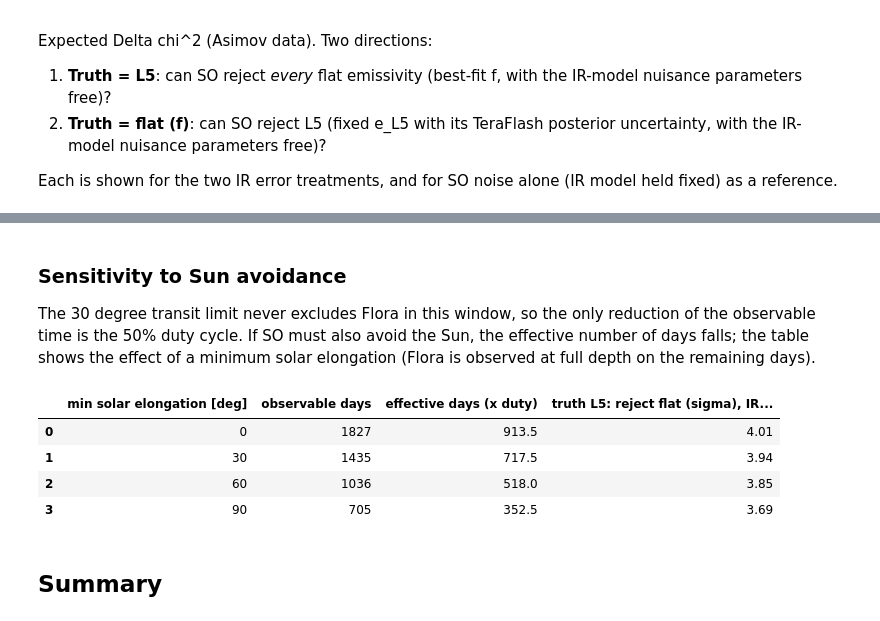
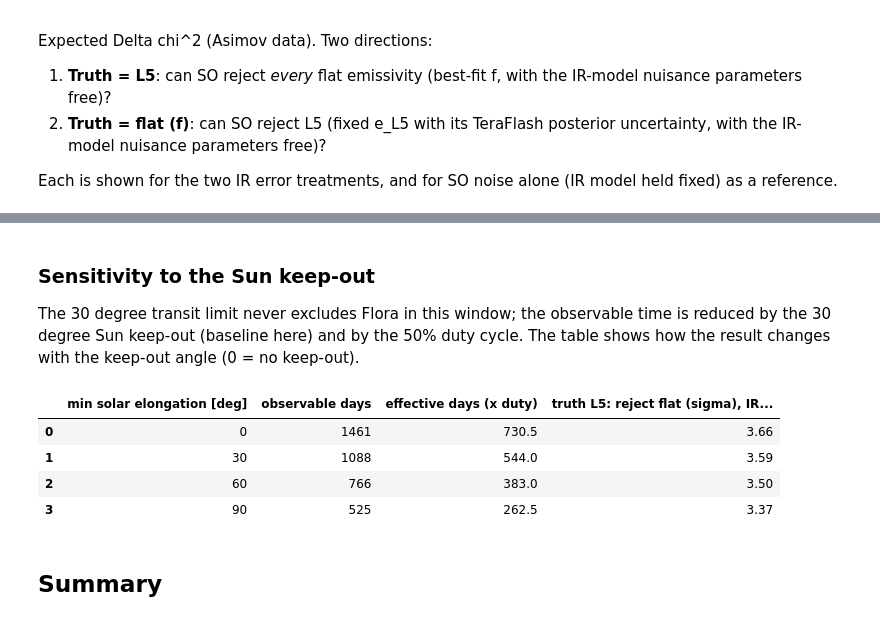
Before and after one commit to Sulla2012/atm_scattering, a Jupyter notebook: notebooks/so_flora_forecast.ipynb, the cells around one changed output, grey strips where cells are left out. Saved outputs shown, nothing was run; the diff lists cells and outputs as text; code cells hidden in the pictures.

```diff
--- a/notebooks/so_flora_forecast.ipynb
+++ b/notebooks/so_flora_forecast.ipynb
@@ -84,7 +86,7 @@ SO site: lat -22.9586 deg, lon -67.7875 deg
 
 Flora's topocentric declination from JPL Horizons; it transits at altitude 90 - |lat - dec|, and SO observes it on days with transit altitude above 30 degrees.
 # %%
-eph = getEphemerides(OBJECT["horizons_id"], SURVEY_START, SURVEY_STOP, cache=CACHE / "flora_ephemerides_so.csv")
+eph = getEphemerides(OBJECT["horizons_id"], SURVEY_START, SURVEY_STOP, cache=CACHE / f"flora_ephemerides_so_{SURVEY_START}_{SURVEY_STOP}.csv")
 eph = observability(eph, MIN_ALTITUDE_DEG, DUTY_CYCLE, minElongation=MIN_ELONGATION_DEG)
 eph["time"] = pd.to_datetime(eph["date"].str.extract(r"(\d{4}-\w{3}-\d{2})")[0], format="%Y-%b-%d")
 eph["year"] = eph["time"].dt.year
@@ -170,9 +170,10 @@ import io
 with contextlib.redirect_stdout(io.StringIO()):   # the model prints every table it finds
     tabModel = NEATM(tableDir=TABLE_DIR, verbose=False)
     tabModel.loadLambdaTables(ghzListToLambda(SO_GHZ), verbose=False)
-day = eph[eph["observable"]].reset_index(drop=True)
+day = eph[eph["transit_alt_deg"] >= MIN_ALTITUDE_DEG].reset_index(drop=True)   # keep-out days stay, with zero weight
+ok = day["observable"].values                                                  # days SO actually observes
 r, dl, al = day["r_au"].values, day["delta_au"].values, np.radians(day["alpha_deg"].values)
-sigma = survey_sigma(day["weight"].values)       # (T, B) per-day noise after the duty cycle
+sigma = survey_sigma(day["weight"].values)       # (T, B) per-day noise after the duty cycle (inf inside the Sun keep-out)
 
 def thermalTable(logD, logT1):
     return np.column_stack([thermalMjy(tabModel, g, logD, logT1, r, dl, al) for g in SO_GHZ])
@@ -190,9 +191,9 @@ e0, covL5 = eCovariance(L5_NPZ, SO_GHZ)
 th = pred[next(iter(pred))]["th"]
 rows = []
 for b, g in enumerate(SO_GHZ):
-    snr_day = th[:, b] * e0[b] / sigma[:, b]
-    rows.append({"GHz": g, "e_L5": e0[b], "median flux, L5 [mJy]": np.median(th[:, b] * e0[b]), "median per-day sigma [mJy]": np.median(sigma[:, b]),
-                 "median per-day S/N": np.median(snr_day), "survey S/N (all days)": np.sqrt((snr_day ** 2).sum())})
+    snr_day = th[ok, b] * e0[b] / sigma[ok, b]
+    rows.append({"GHz": g, "e_L5": e0[b], "median flux, L5 [mJy]": np.median(th[ok, b] * e0[b]), "median per-day sigma [mJy]": np.median(sigma[ok, b]),
+                 "median per-day S/N": np.median(snr_day), "survey S/N (observed days)": np.sqrt((snr_day ** 2).sum())})
 summary = pd.DataFrame(rows)
 display(summary.round(2))
 # %% [output]
@@ -222,7 +224,7 @@ Spectrum at the median geometry of the survey. Error bars are the full-survey st
 # %%
 fluxL5 = th * e0[None, :]                                   # (T, B): L5 prediction on each observable day
 frac = 1.0 / np.sqrt((fluxL5 ** 2 / sigma ** 2).sum(0))    # stacked fractional precision per band, full survey
-mid = np.median(th, axis=0)                                 # eps_IR x thermal flux at the median geometry [mJy]
+mid = np.median(th[ok], axis=0)                              # eps_IR x thermal flux at the median geometry [mJy]
 fig, ax = plt.subplots(1, 2, figsize=(11, 3.8))
 ax[0].errorbar(SO_GHZ, mid * e0, mid * e0 * frac, fmt="o", c="C0", label="L5 with SO full-survey precision")
 ax[1].errorbar(SO_GHZ, e0, e0 * frac, fmt="o", c="C0", label="L5 with SO full-survey precision")
@@ -230,7 +232,7 @@ for f_, c_ in [(F_CURRENT, "C1"), (0.85, "C2"), (1.0, "C3")]:
     ax[0].plot(SO_GHZ, mid * f_, "--", c=c_, label=f"flat f = {f_}")
     ax[1].axhline(f_, ls="--", c=c_)
 for name, f in fits.items():   # IR-model uncertainty of the common normalisation (log D and log T1 at 150 GHz)
-    k = np.array([2 * np.log(10), np.median(pred[name]["kernel"][:, 3, 1])])
+    k = np.array([2 * np.log(10), np.median(pred[name]["kernel"][ok, 3, 1])])
     norm = float(np.sqrt(k @ f["cov"] @ k))
     ax[1].fill_between(SO_GHZ, e0 * (1 - norm), e0 * (1 + norm), alpha=0.2, label=f"IR-model 1 sigma, {name}: {100 * norm:.1f}%")
 ax[0].set(xscale="log", yscale="log", xlabel="GHz", ylabel="flux at the median geometry [mJy]", title="SED")
@@ -249,13 +251,12 @@ Expected Delta chi^2 (Asimov data). Two directions:
 
 Each is shown for the two IR error treatments, and for SO noise alone (IR model held fixed) as a reference.
 # %%
-def run(name, nYears=None, mask=None, **kw):
+def run(name, nYears=None, sig=None, **kw):
     sel = np.ones(len(day), bool) if nYears is None else (day["time"] < pd.Timestamp(SURVEY_START) + pd.DateOffset(years=nYears)).values
-    if mask is not None:
-        sel = sel & mask
+    s_ = sigma if sig is None else sig
     p = pred[name]
     cov = fits[name]["cov"] if kw.pop("nuisance", True) else np.diag([1e-12, 1e-12])
-    return distinguish(p["th"][sel], p["kernel"][sel], sigma[sel], cov, e0, **kw)
+    return distinguish(p["th"][sel], p["kernel"][sel], s_[sel], cov, e0, **kw)
 
 rows = []
 for name in FLOORS:
@@ -315,21 +316,21 @@ display(pd.DataFrame({"GHz": SO_GHZ, "dchi2 contribution": contrib, "mean fracti
 # %% [markdown]
-### Sensitivity to Sun avoidance
+### Sensitivity to the Sun keep-out
 
-The 30 degree transit limit never excludes Flora in this window, so the only reduction of the observable time is the 50% duty cycle. If SO must also avoid the Sun, the effective number of days falls; the table shows the effect of a minimum solar elongation (Flora is observed at full depth on the remaining days).
+The 30 degree transit limit never excludes Flora in this window; the observable time is reduced by the 30 degree Sun keep-out (baseline here) and by the 50% duty cycle. The table shows how the result changes with the keep-out angle (0 = no keep-out).
 # %%
 rows = []
 for cut in [0, 30, 60, 90]:
-    mask = (day["elong_deg"].values >= cut)
-    a = run(list(FLOORS)[0], mask=mask, truth="L5")
-    rows.append({"min solar elongation [deg]": cut, "observable days": int(mask.sum()), "effective days (x duty)": mask.sum() * DUTY_CYCLE,
+    w = DUTY_CYCLE * (day["elong_deg"].values >= cut)
+    a = run(list(FLOORS)[0], sig=survey_sigma(w), truth="L5")
+    rows.append({"min solar elongation [deg]": cut, "observable days": int((w > 0).sum()), "effective days (x duty)": w.sum(),
                  "truth L5: reject flat (sigma), IR error A": a["significance"]})
 display(pd.DataFrame(rows).round(2))
 # %% [output]
 |  | min solar elongation [deg] | observable days | effective days (x duty) | truth L5: reject flat (sigma), IR... |
-| 0 | 0 | 1827 | 913.5 | 4.01 |
-| 1 | 30 | 1435 | 717.5 | 3.94 |
-| 2 | 60 | 1036 | 518.0 | 3.85 |
-| 3 | 90 | 705 | 352.5 | 3.69 |
+| 0 | 0 | 1461 | 730.5 | 3.66 |
+| 1 | 30 | 1088 | 544.0 | 3.59 |
+| 2 | 60 | 766 | 383.0 | 3.50 |
+| 3 | 90 | 525 | 262.5 | 3.37 |
 # %% [markdown]
 ## Summary
 # %%
```
Also changed, not shown: parts of 10 cells of this notebook, 1 other file.
